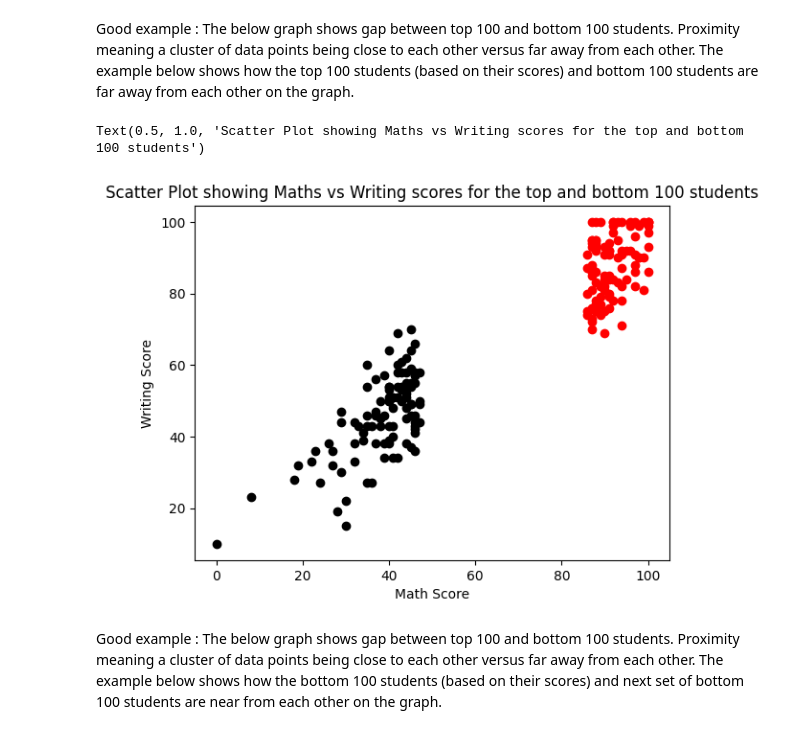
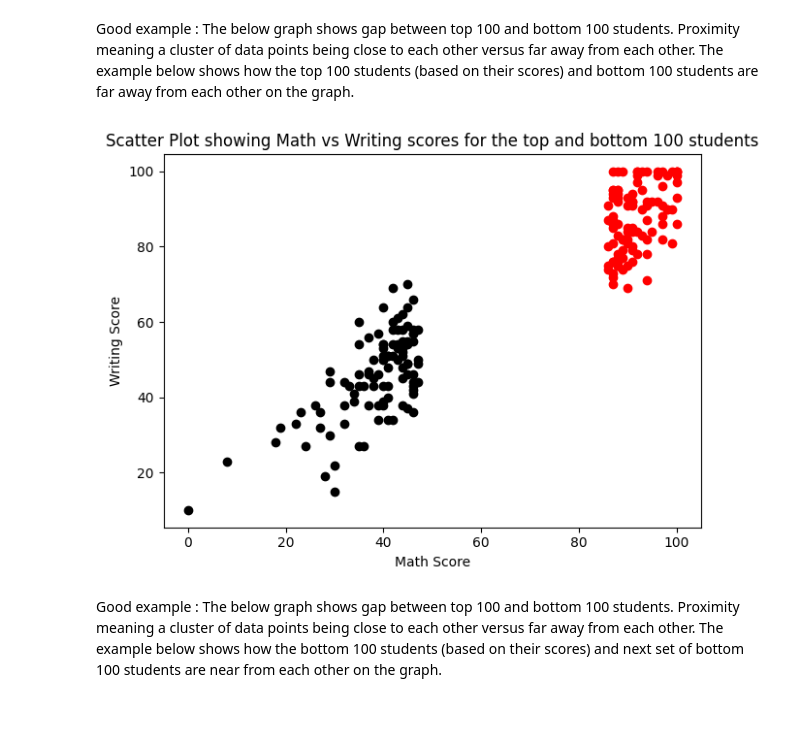
Before and after one commit to predinfer/project-gestalt, a Jupyter notebook: gestalt_2.ipynb, the cells around one changed output. Cells and saved outputs as stored; diff of their text form; code cells hidden in the pictures.

```diff
--- a/gestalt_2.ipynb
+++ b/gestalt_2.ipynb
@@ -94,16 +94,18 @@ Good example : The below graph shows gap between top 100 and bottom 100 students
 # %%
 df_students=df_students.sort_values(by=['math score'])
 df_students_bottom_20=df_students[:100]
 df_students_bottom_20_40=df_students[100:200]
 plt.scatter(df_students_bottom_20['math score'], df_students_bottom_20['writing score'], c='black')
 df_students_top_20=df_students.tail(100)
 plt.scatter(df_students_top_20['math score'], df_students_top_20['writing score'], c='red')
 plt.xlabel('Math Score')
 plt.ylabel('Writing Score')
-plt.title('Scatter Plot showing Math vs Writing scores for the top and bottom 100 students')
+plt.title('Scatter Plot showing Math vs Writing scores for the top and bottom 100 students', loc='center')
+plt.tight_layout()
+
+plt.savefig('Proximity_good_example_1.png')
 # %% [output]
-Text(0.5, 1.0, 'Scatter Plot showing Maths vs Writing scores for the top and bottom 100 students')
-[figure, old version]
+[figure, new version]
 # %% [markdown]
 Good example : The below graph shows gap between top 100 and bottom 100 students. Proximity meaning a cluster of data points being close to each other versus far away from each other. The example below shows how the bottom 100 students (based on their scores) and next set of bottom 100 students are near from each other on the graph.
 # %%
```
Also changed, not shown: parts of 5 cells of this notebook, 7 other files.
